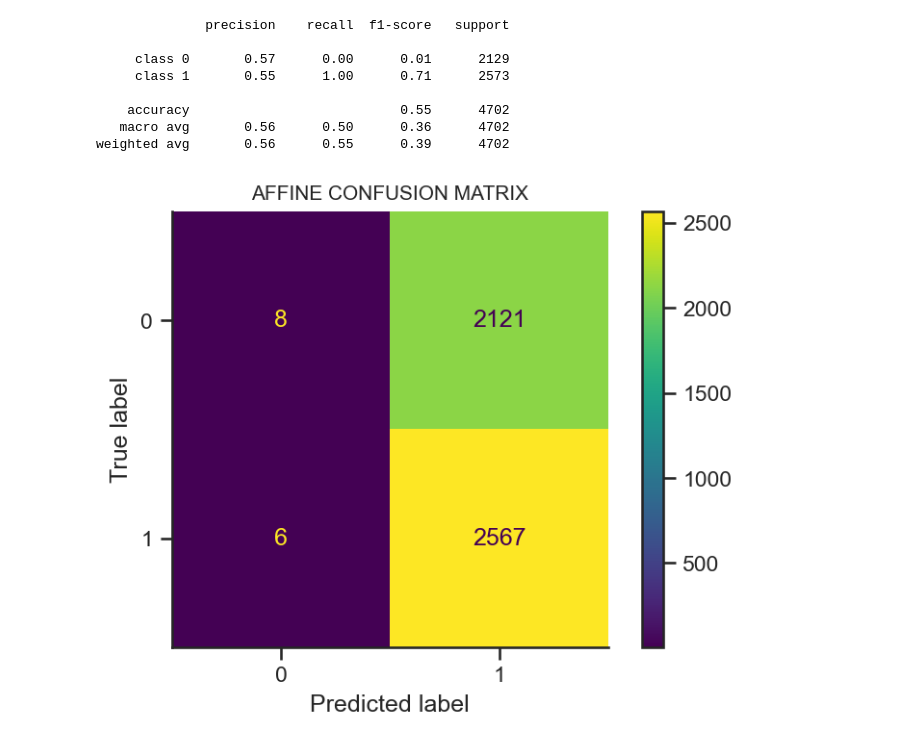
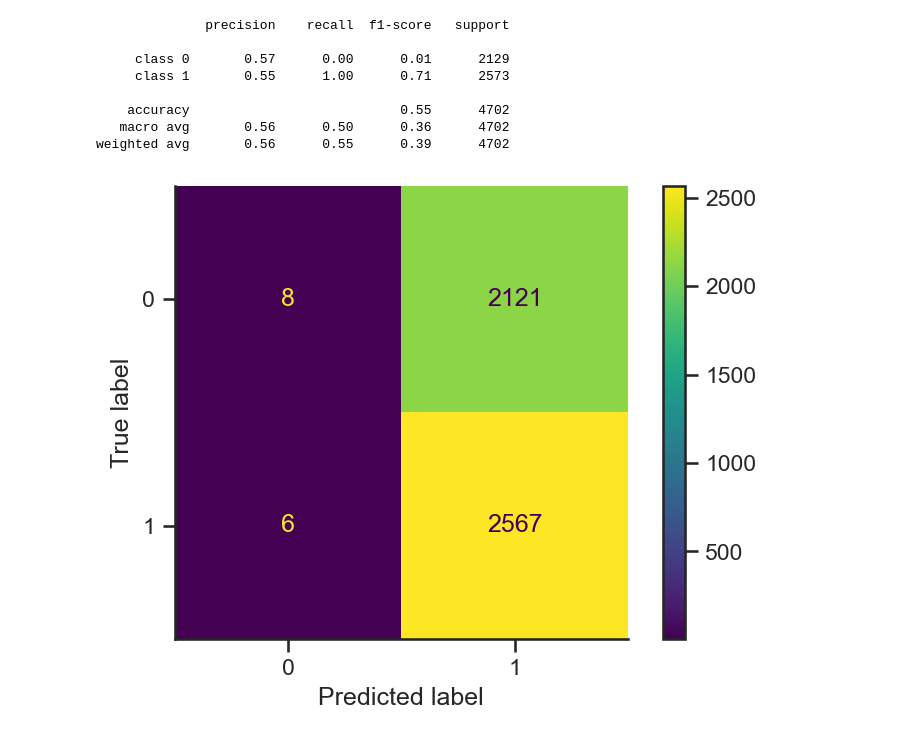
Before and after one commit to Simbonobo/economics, a Jupyter notebook: notebooks/Prediction.ipynb, the cells around one changed output. Cells and saved outputs as stored; diff of their text form; code cells hidden in the pictures.

```diff
--- a/notebooks/Prediction.ipynb
+++ b/notebooks/Prediction.ipynb
@@ -63,7 +63,8 @@ plt.show()
 
 # df_train, df_test = prediction.split_data_sets_for_svm(df, test_size=0.2)
 
-X_train, X_test, y_train, y_test = train_test_split(df.drop(columns=["Class"]), df["Class"], test_size=0.25, random_state=42, shuffle=True, stratify=df["Class"])
+X_train, X_test, y_train, y_test = train_test_split(df.drop(columns=["Class"]), df["Class"], test_size=0.25,
+                                                    random_state=42, shuffle=True, stratify=df["Class"])
 # %% [markdown]
 ---
 
@@ -787,12 +787,12 @@ weighted avg       0.56      0.55      0.39      4702
 # %%
 cm = confusion_matrix(y_test, y_pred, labels=svc_tuned.classes_)
 
 disp = ConfusionMatrixDisplay(confusion_matrix=cm,
                               display_labels=svc_tuned.classes_)
 disp.plot()
 
-plt.title('AFFINE CONFUSION MATRIX', fontsize=10)
+#plt.title('AFFINE CONFUSION MATRIX', fontsize=10)
 plt.savefig("conf_matrix_affine.png", bbox_inches="tight")
 plt.show()
 # %% [output]
-[figure, old version]
+[figure, new version]
```
Also changed, not shown: parts of 6 cells of this notebook.
